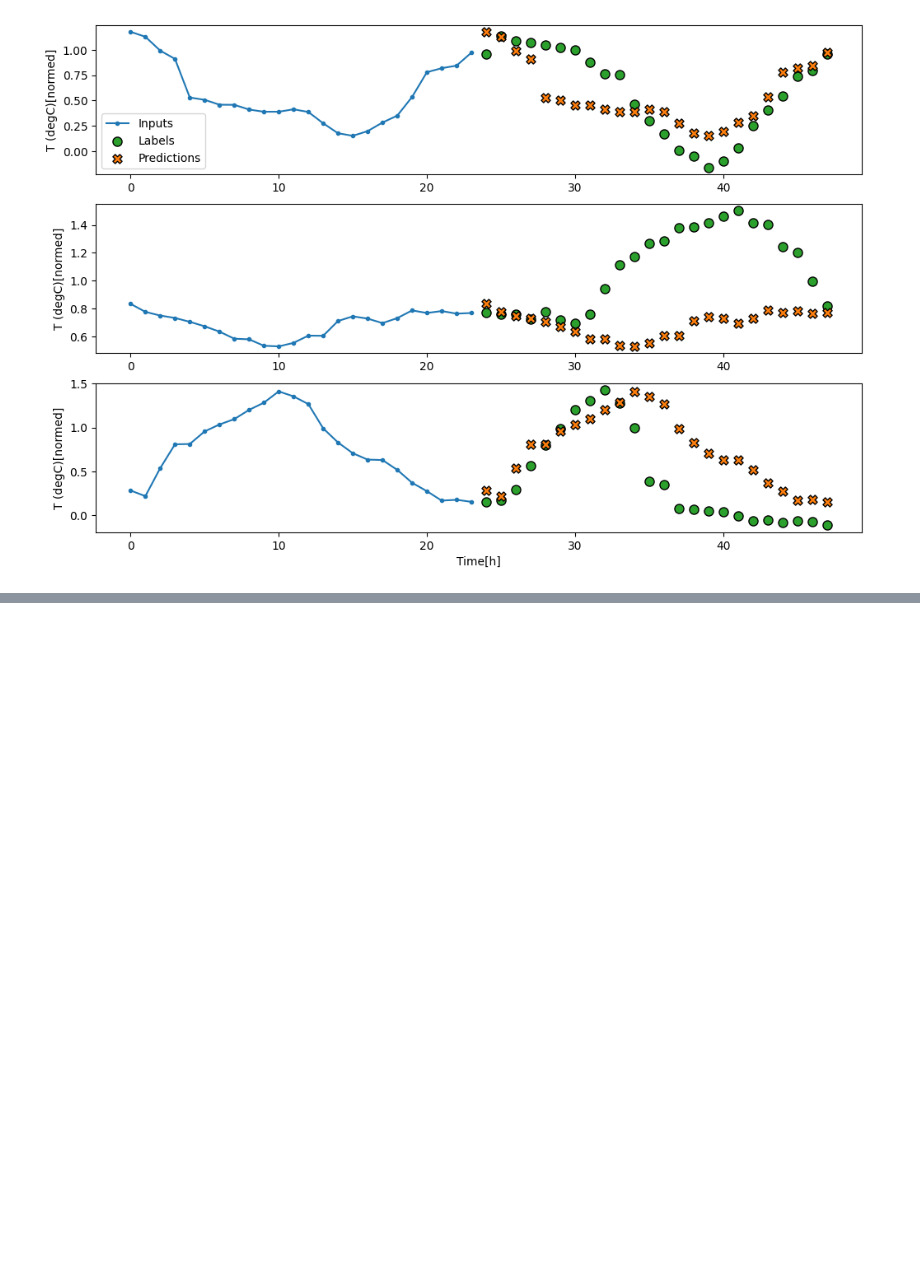
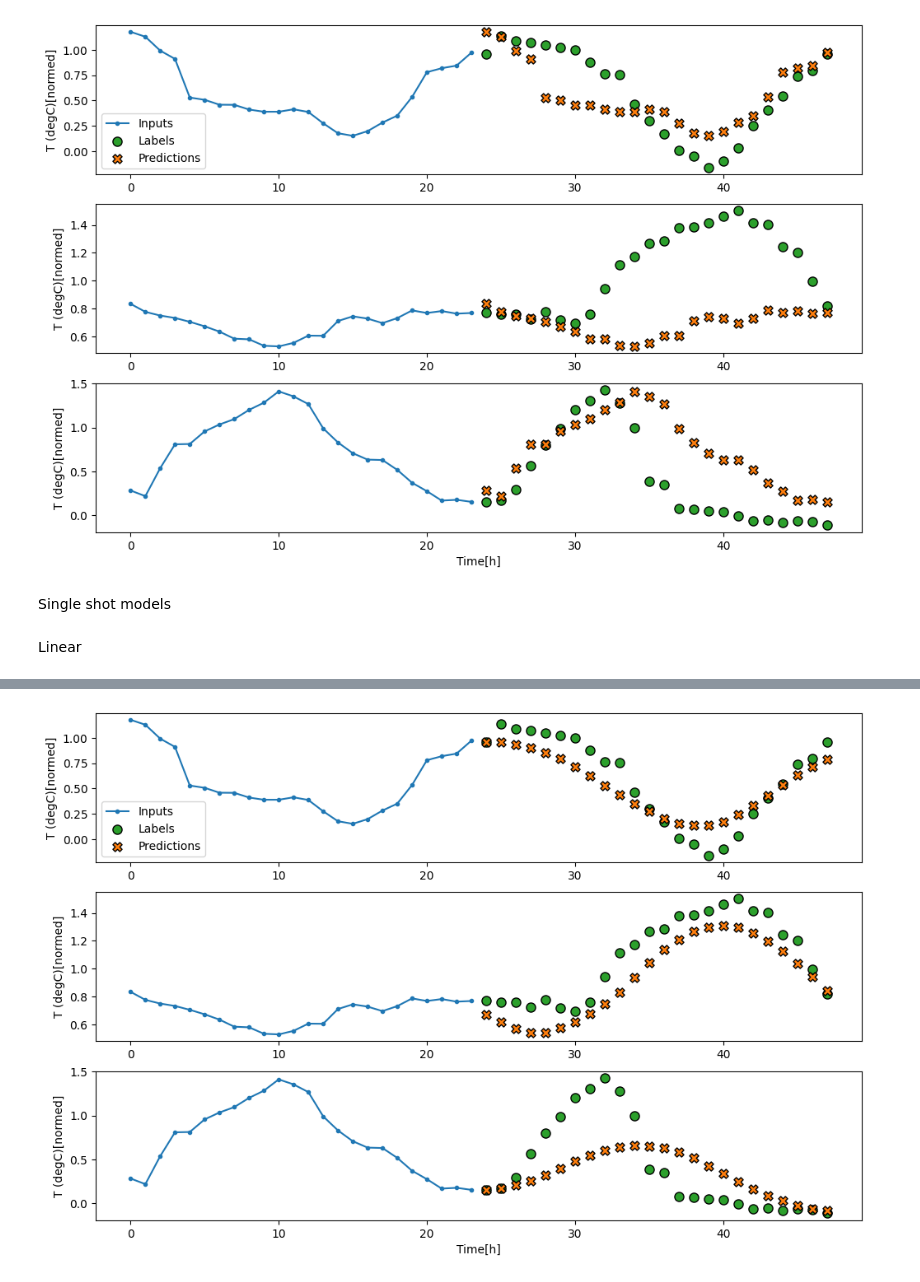
Before and after one commit to sandhrabijoy/Time-series, a Jupyter notebook: time_series_forecasting2_.ipynb, the cells around one changed output, grey strips where cells are left out. Drawn from its saved outputs; the diff is of its cells as text; code cells hidden in the pictures; blank space fills up the shorter version.

Commit message:
singleshot model:linear

```diff
--- a/time_series_forecasting2_.ipynb
+++ b/time_series_forecasting2_.ipynb
@@ -1014,3 +1014,21 @@ multi_window.plot(repeat_baseline)
 # %% [output]
 437/437 ━━━━━━━━━━━━━━━━━━━━ 2s 5ms/step - loss: 0.4047 - mean_absolute_error: 0.3763
 [figure]
+# %% [markdown]
+Single shot models
+# %% [markdown]
+Linear
+# %%
+multi_linear_model=tf.keras.Sequential(
+    [
+        tf.keras.layers.Lambda(lambda x:x[:,-1:,:]),
+        tf.keras.layers.Dense(OUT_STEPS*num_features,kernel_initializer=tf.initializers.zeros()),
+        tf.keras.layers.Reshape([OUT_STEPS,num_features])
+    ]
+)
+history=compile_and_fit(multi_linear_model,multi_window)
+IPython.display.clear_output()
+multi_val_performance['Linear']=multi_linear_model.evaluate(multi_window.val,return_dict=True)
+multi_performance['Linear']=multi_linear_model.evaluate(multi_window.test,verbose=0,return_dict=True)
+multi_window.plot(multi_linear_model)
+# %% [output]
@@ -1016,0 +1036 @@ multi_window.plot(repeat_baseline)
+[figure, added]
```
Also changed, not shown: parts of 1 cell of this notebook.
